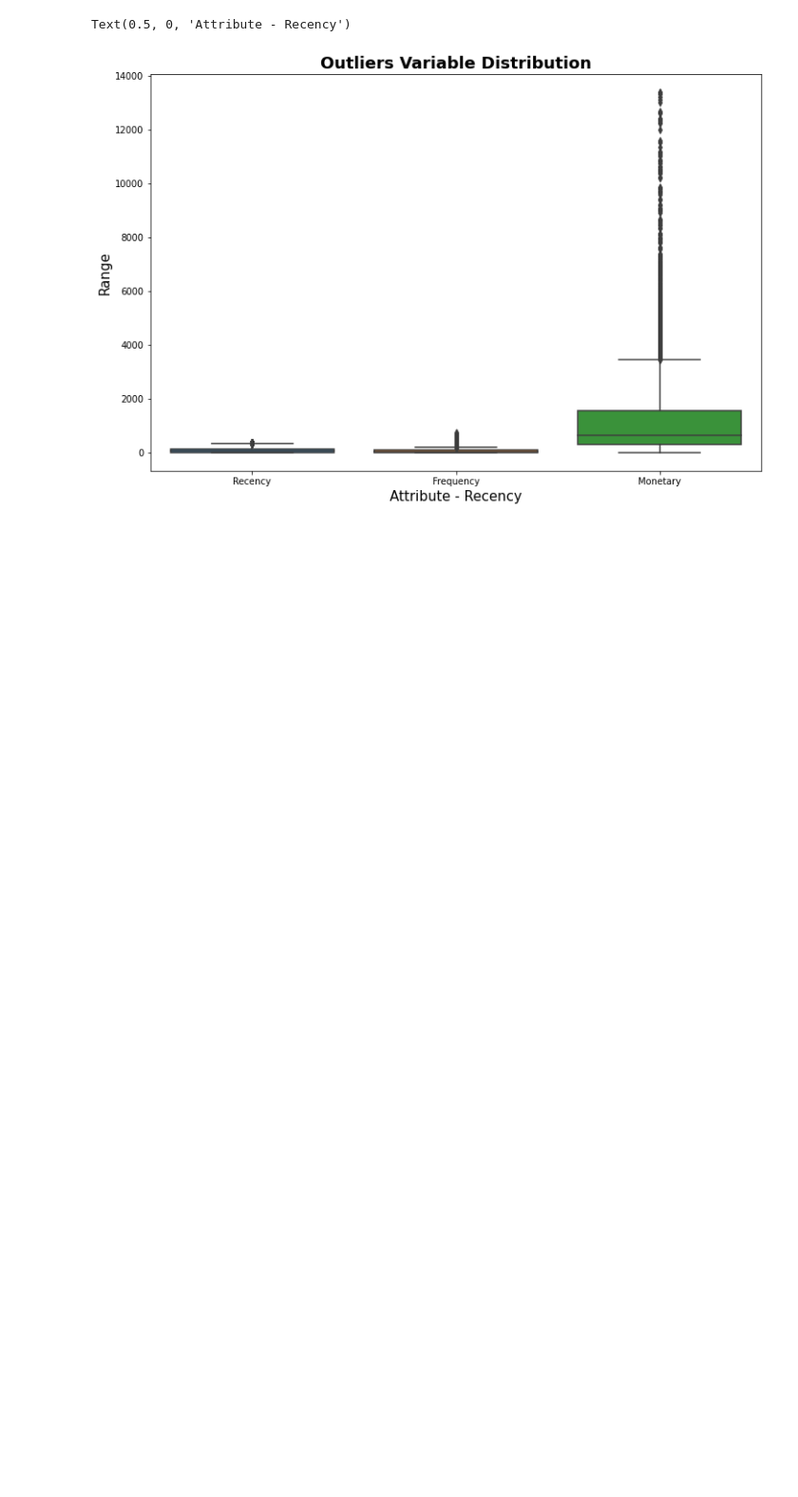
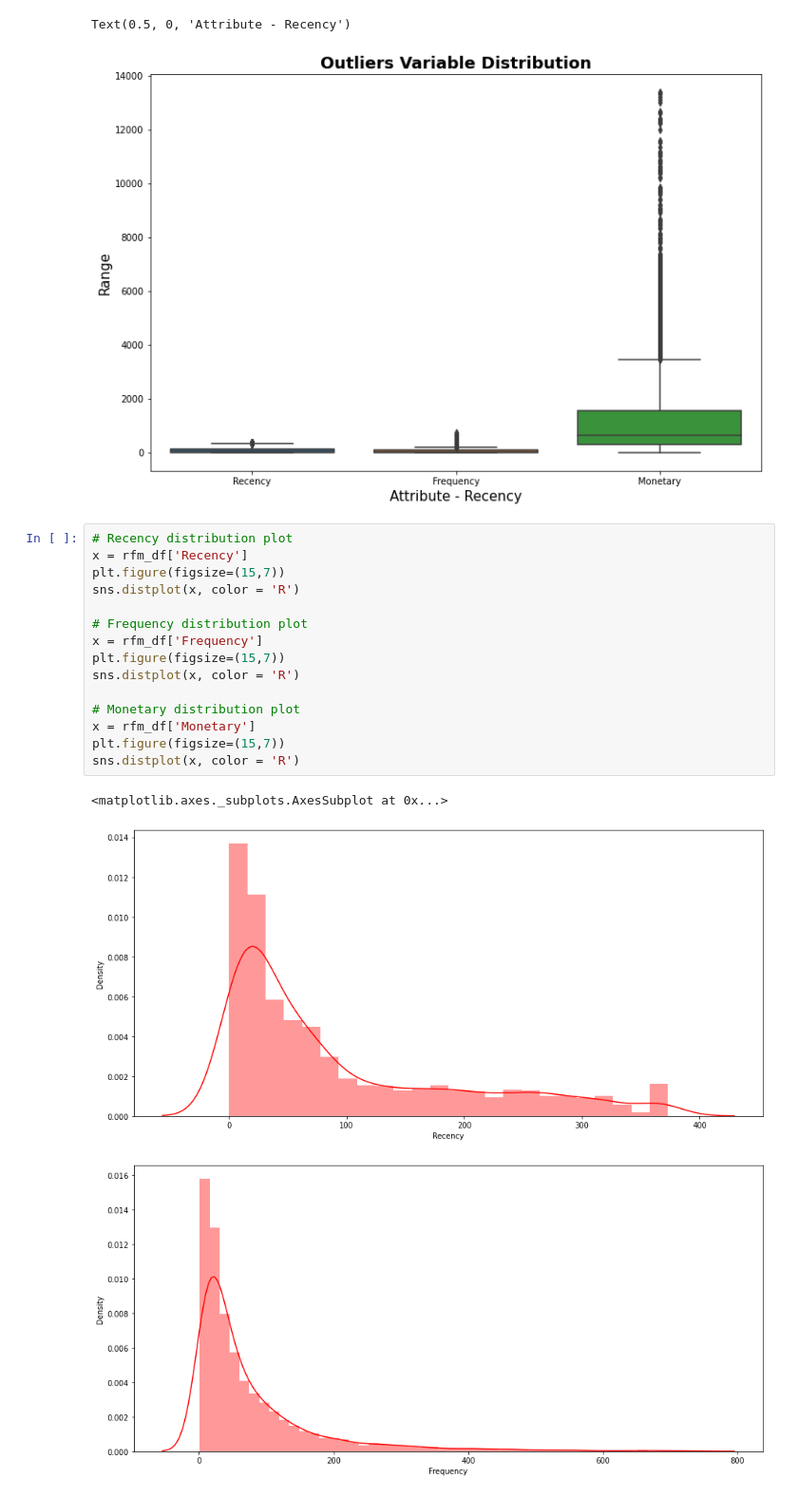
Before and after one commit to Shashankshekharpandey/Online-retail-customer-segmentation, a Jupyter notebook: Online_retail_customer_Segmentation.ipynb, the cells around one changed output. Shown: that part at 95% size. Cells and saved outputs as stored; diff of their text form; blank space fills up the shorter version.

```diff
--- a/Online_retail_customer_Segmentation.ipynb
+++ b/Online_retail_customer_Segmentation.ipynb
@@ -549,3 +549,22 @@ plt.xlabel("Attribute - Recency", size = 15)
 # %% [output]
 Text(0.5, 0, 'Attribute - Recency')
 [figure]
+# %%
+# Recency distribution plot
+x = rfm_df['Recency']
+plt.figure(figsize=(15,7))
+sns.distplot(x, color = 'R')
+
+# Frequency distribution plot
+x = rfm_df['Frequency']
+plt.figure(figsize=(15,7))
+sns.distplot(x, color = 'R')
+
+# Monetary distribution plot
+x = rfm_df['Monetary']
+plt.figure(figsize=(15,7))
+sns.distplot(x, color = 'R')
+# %% [output]
+<matplotlib.axes._subplots.AxesSubplot at 0x...>
+[figure, added]
+[figure, added]
```
Also changed, not shown: parts of 11 cells of this notebook.
